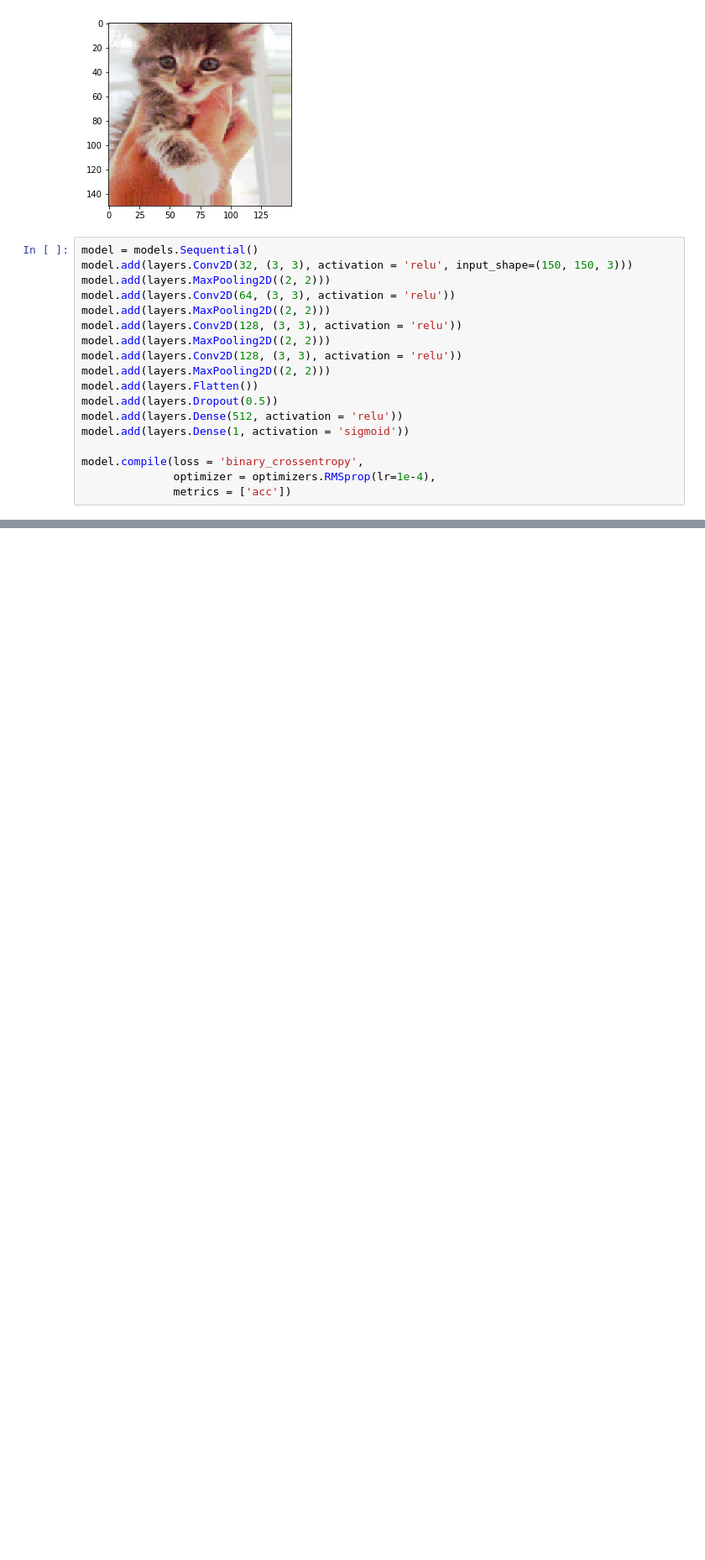
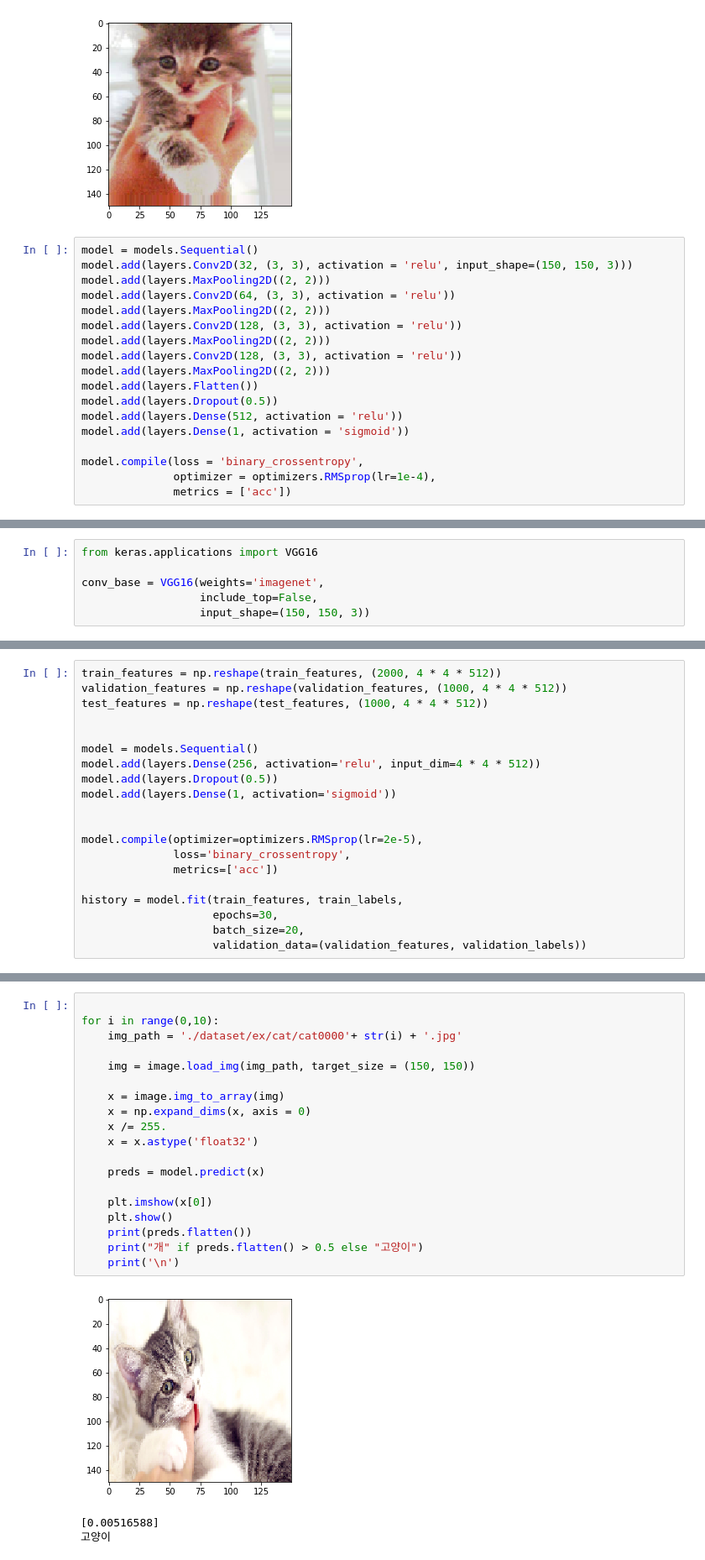
Before and after one commit to MoNireu/TFexamples, a Jupyter notebook: cat_dog.ipynb, the cells around one changed output, grey strips where cells are left out. Shown at 84% size. Saved outputs shown, nothing was run; the diff lists cells and outputs as text; blank space fills up the shorter version.

```diff
--- a/cat_dog.ipynb
+++ b/cat_dog.ipynb
@@ -279,0 +295,6 @@ history = model.fit_generator(
+# %%
+from keras.applications import VGG16
+
+conv_base = VGG16(weights='imagenet',
+                  include_top=False,
+                  input_shape=(150, 150, 3))
@@ -279,0 +341,20 @@ history = model.fit_generator(
+# %%
+train_features = np.reshape(train_features, (2000, 4 * 4 * 512))
+validation_features = np.reshape(validation_features, (1000, 4 * 4 * 512))
+test_features = np.reshape(test_features, (1000, 4 * 4 * 512))
+
+
+model = models.Sequential()
+model.add(layers.Dense(256, activation='relu', input_dim=4 * 4 * 512))
+model.add(layers.Dropout(0.5))
+model.add(layers.Dense(1, activation='sigmoid'))
+
+
+model.compile(optimizer=optimizers.RMSprop(lr=2e-5),
+              loss='binary_crossentropy',
+              metrics=['acc'])
+
+history = model.fit(train_features, train_labels,
+                    epochs=30,
+                    batch_size=20,
+                    validation_data=(validation_features, validation_labels))
@@ -279,0 +379,23 @@ history = model.fit_generator(
+# %%
+
+for i in range(0,10):
+    img_path = './dataset/ex/cat/cat0000'+ str(i) + '.jpg'
+
+    img = image.load_img(img_path, target_size = (150, 150))
+
+    x = image.img_to_array(img)
+    x = np.expand_dims(x, axis = 0)
+    x /= 255.
+    x = x.astype('float32')
+
+    preds = model.predict(x)
+
+    plt.imshow(x[0])
+    plt.show()
+    print(preds.flatten())
+    print("개" if preds.flatten() > 0.5 else "고양이")
+    print('\n')
+# %% [output]
+[figure, added]
+[0.00516588]
+고양이
```
Also changed, not shown: parts of 11 cells of this notebook, 2 other files.
